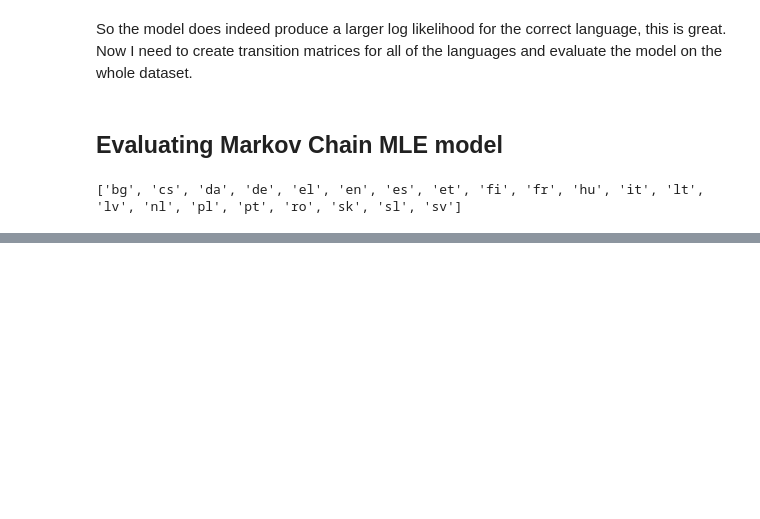
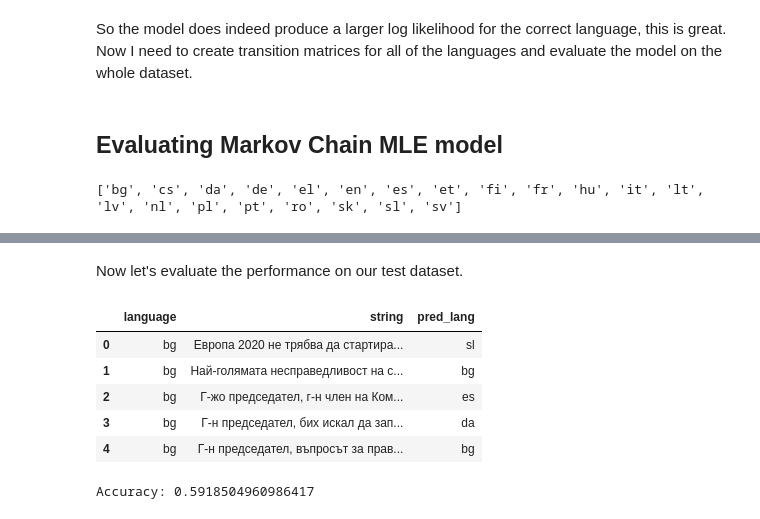
Before and after one commit to jbremz/idiom-check, a Jupyter notebook: IdiomCheck - Language Detection.ipynb, the cells around one changed output, grey strips where cells are left out. Drawn from its saved outputs; the diff is of its cells as text; code cells hidden in the pictures; blank space fills up the shorter version.

```diff
--- a/IdiomCheck - Language Detection.ipynb
+++ b/IdiomCheck - Language Detection.ipynb
@@ -363,9 +407,9 @@ languages
 # %% [output]
 ['bg', 'cs', 'da', 'de', 'el', 'en', 'es', 'et', 'fi', 'fr', 'hu', 'it', 'lt', 'lv', 'nl', 'pl', 'pt', 'ro', 'sk', 'sl', 'sv']
 # %%
-TM_list = []
+TM_list = np.zeros((len(languages), len(vocab), len(vocab)))
 
-for language in tqdm(languages):
+for i, language in enumerate(tqdm(languages)):
     file_list = glob.glob(os.path.join(os.getcwd(), "txt", language,"*.txt"))
-    a_corpus = corpus(file_list[:50])
-    TM_list.append(transition_matrix(a_corpus, vocab)[0])
+    a_corpus = corpus(file_list[:500])
+    TM_list[i] = transition_matrix(a_corpus, vocab, encoder)[0]
@@ -379,0 +416,7 @@ languages[19]
+# %%
+# Training on the test data to test for overfitting
+TM_list = np.zeros((len(languages), len(vocab), len(vocab)))
+
+for i, language in enumerate(tqdm(languages)):
+    a_corpus = np.array(test[test['language'] == language]['string'])
+    TM_list[i] = transition_matrix(a_corpus, vocab, encoder)[0]
@@ -391,0 +452,32 @@ languages[np.argmax(log_like(the_corpus[49], TM_list, vocab))]
+# %% [markdown]
+Now let's evaluate the performance on our test dataset.
+# %%
+def idiom_check_mkv(lang_sample, TM_list, languages, encoder):
+    '''
+    Inputs:
+    lang_sample - the string to be classified
+    TM_list - array containing the transition matrices for each language
+    languages - list - list of the two character strings representing each language
+    encoder - sklearn.preprocessing.LabelEncoder obj - prefitted encoder
+
+    Returns:
+    The predicted language of lang_sample - string
+    '''
+
+    return languages[np.argmax(log_like(lang_sample, TM_list, encoder))]
+# %%
+results = test.copy()
+results['pred_lang'] = results['string'].apply(lambda x: idiom_check_mkv(x, TM_list, languages, encoder))
+# %%
+results.head()
+# %% [output]
+|  | language | string | pred_lang |
+| 0 | bg | Европа 2020 не трябва да стартира... | sl |
+| 1 | bg | Най-голямата несправедливост на с... | bg |
+| 2 | bg | Г-жо председател, г-н член на Ком... | es |
+| 3 | bg | Г-н председател, бих искал да зап... | da |
+| 4 | bg | Г-н председател, въпросът за прав... | bg |
+# %%
+print('Accuracy:',(results['language'] == results['pred_lang']).sum()/len(results))
+# %% [output]
+Accuracy: 0.5918504960986417
```
Also changed, not shown: parts of 29 cells of this notebook.
